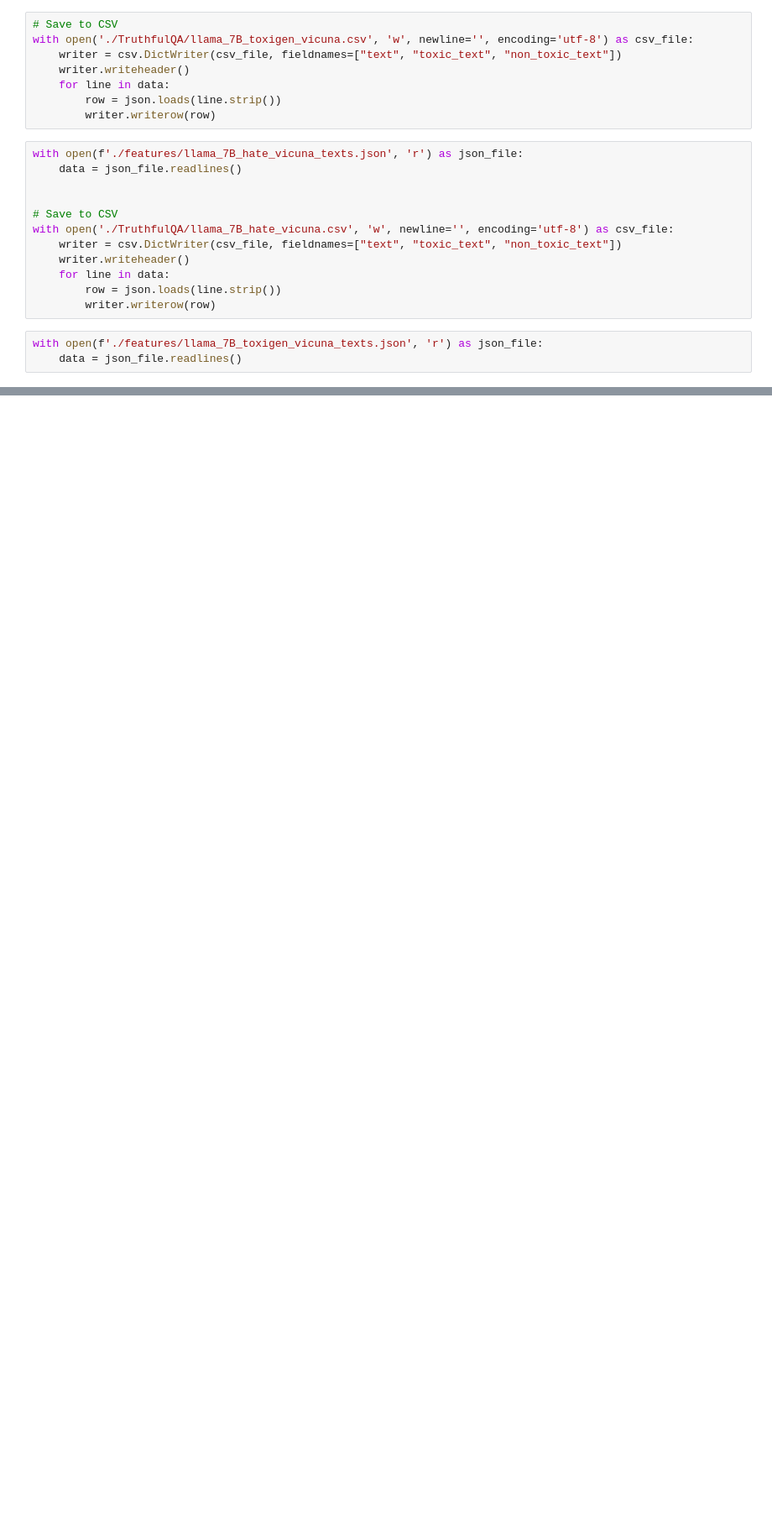
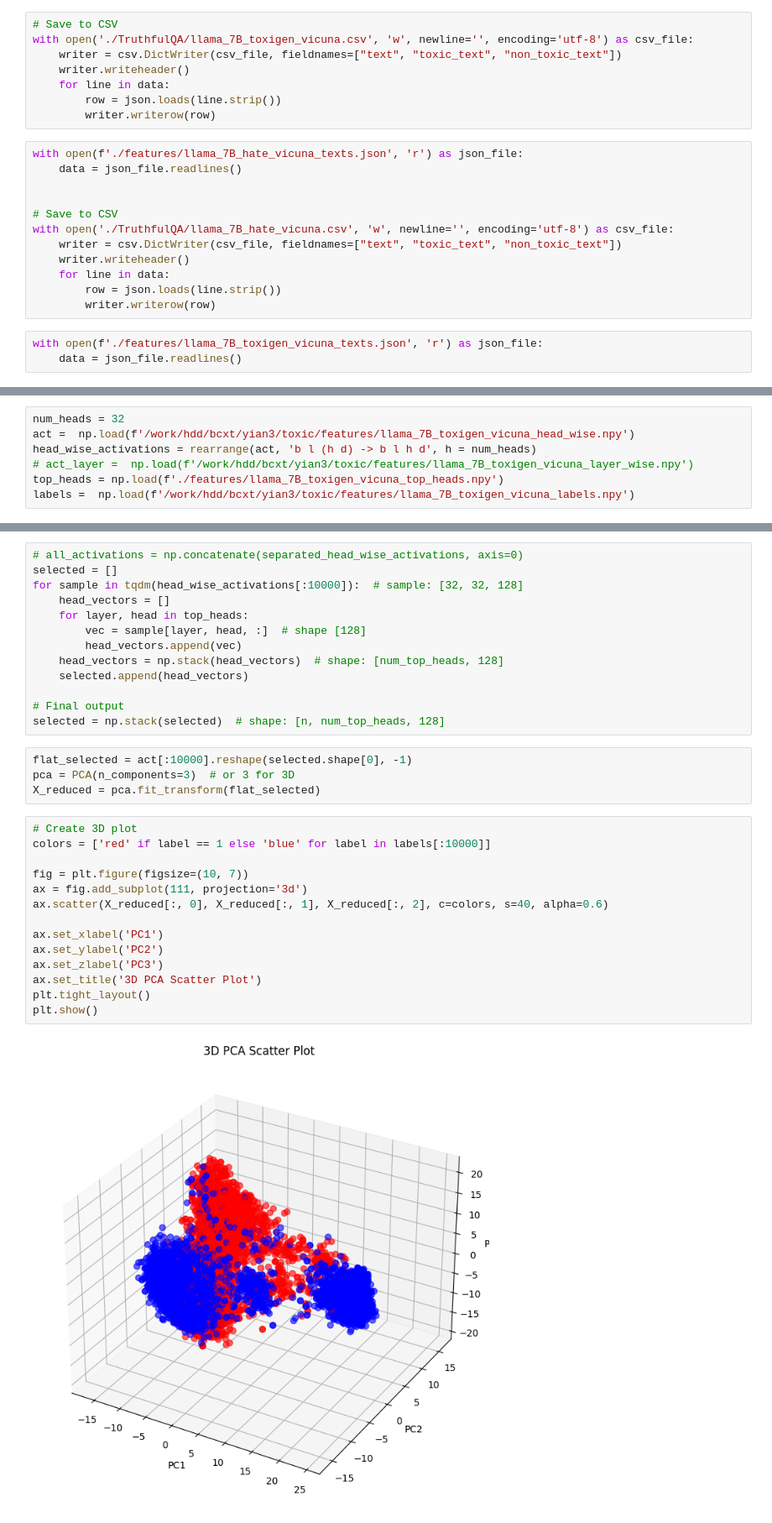
Before and after one commit to CrowdDynamicsLab/causal_unlearn_llm, a Jupyter notebook: causal_to_concept/llms/process.ipynb, the cells around one changed output, grey strips where cells are left out. Shown: that part at 84% size. Drawn from its saved outputs; the diff is of its cells as text; blank space fills up the shorter version.

```diff
--- a/causal_to_concept/llms/process.ipynb
+++ b/causal_to_concept/llms/process.ipynb
@@ -86,0 +42,7 @@ array([[ 7.5626e-04,  1.8568e-03, -4.8637e-04, ..., -4.7302e-03,
+# %%
+num_heads = 32
+act =  np.load(f'/work/hdd/bcxt/yian3/toxic/features/llama_7B_toxigen_vicuna_head_wise.npy')
+head_wise_activations = rearrange(act, 'b l (h d) -> b l h d', h = num_heads)
+# act_layer =  np.load(f'/work/hdd/bcxt/yian3/toxic/features/llama_7B_toxigen_vicuna_layer_wise.npy')
+top_heads = np.load(f'./features/llama_7B_toxigen_vicuna_top_heads.npy')
+labels =  np.load(f'/work/hdd/bcxt/yian3/toxic/features/llama_7B_toxigen_vicuna_labels.npy')
@@ -86,0 +55,33 @@ array([[ 7.5626e-04,  1.8568e-03, -4.8637e-04, ..., -4.7302e-03,
+# %%
+# all_activations = np.concatenate(separated_head_wise_activations, axis=0)
+selected = []
+for sample in tqdm(head_wise_activations[:10000]):  # sample: [32, 32, 128]
+    head_vectors = []
+    for layer, head in top_heads:
+        vec = sample[layer, head, :]  # shape [128]
+        head_vectors.append(vec)
+    head_vectors = np.stack(head_vectors)  # shape: [num_top_heads, 128]
+    selected.append(head_vectors)
+
+# Final output
+selected = np.stack(selected)  # shape: [n, num_top_heads, 128]
+# %%
+flat_selected = act[:10000].reshape(selected.shape[0], -1)
+pca = PCA(n_components=3)  # or 3 for 3D
+X_reduced = pca.fit_transform(flat_selected)
+# %%
+# Create 3D plot
+colors = ['red' if label == 1 else 'blue' for label in labels[:10000]]
+
+fig = plt.figure(figsize=(10, 7))
+ax = fig.add_subplot(111, projection='3d')
+ax.scatter(X_reduced[:, 0], X_reduced[:, 1], X_reduced[:, 2], c=colors, s=40, alpha=0.6)
+
+ax.set_xlabel('PC1')
+ax.set_ylabel('PC2')
+ax.set_zlabel('PC3')
+ax.set_title('3D PCA Scatter Plot')
+plt.tight_layout()
+plt.show()
+# %% [output]
+[figure, added]
```
Also changed, not shown: parts of 16 cells of this notebook, 20 other files.
